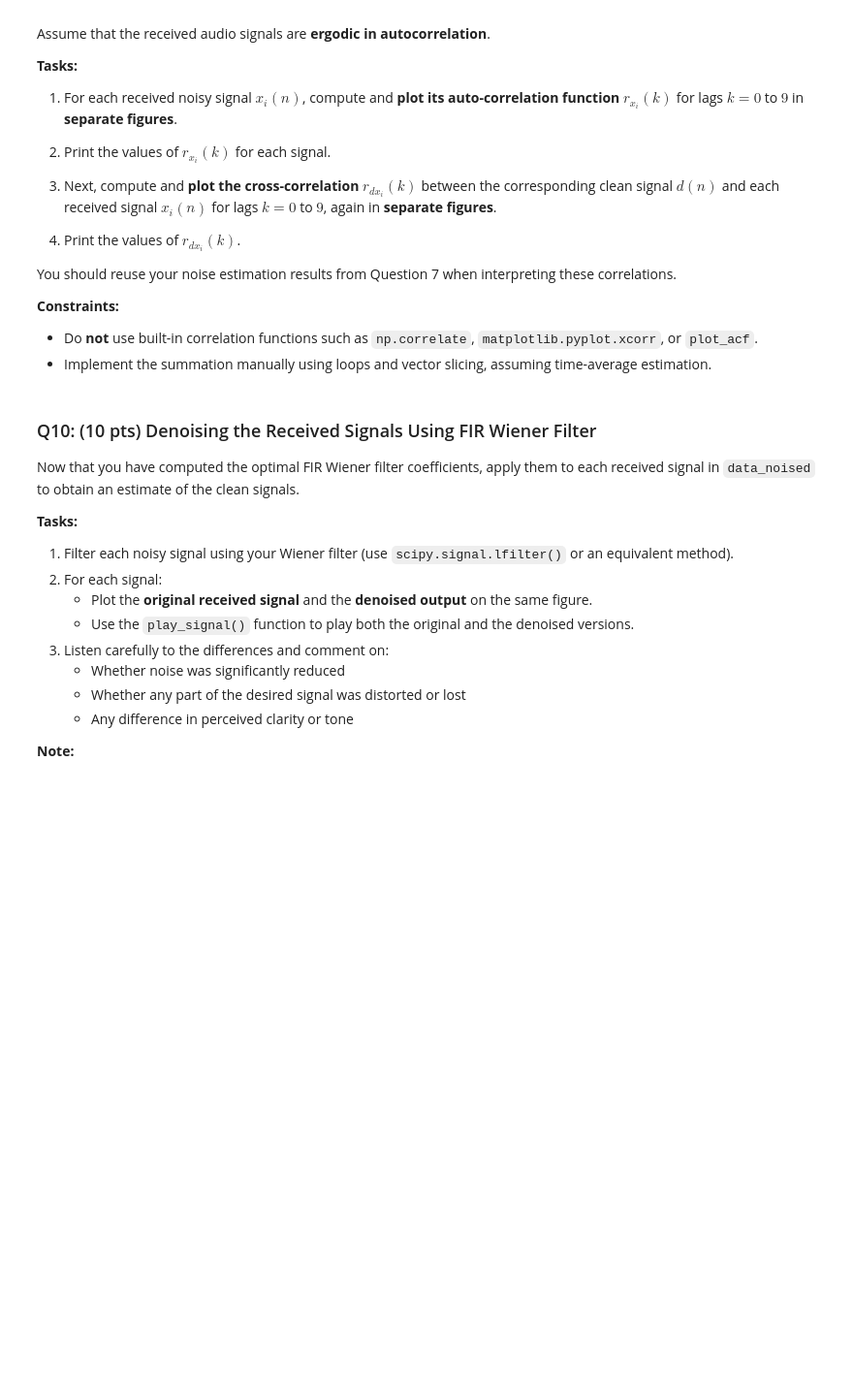
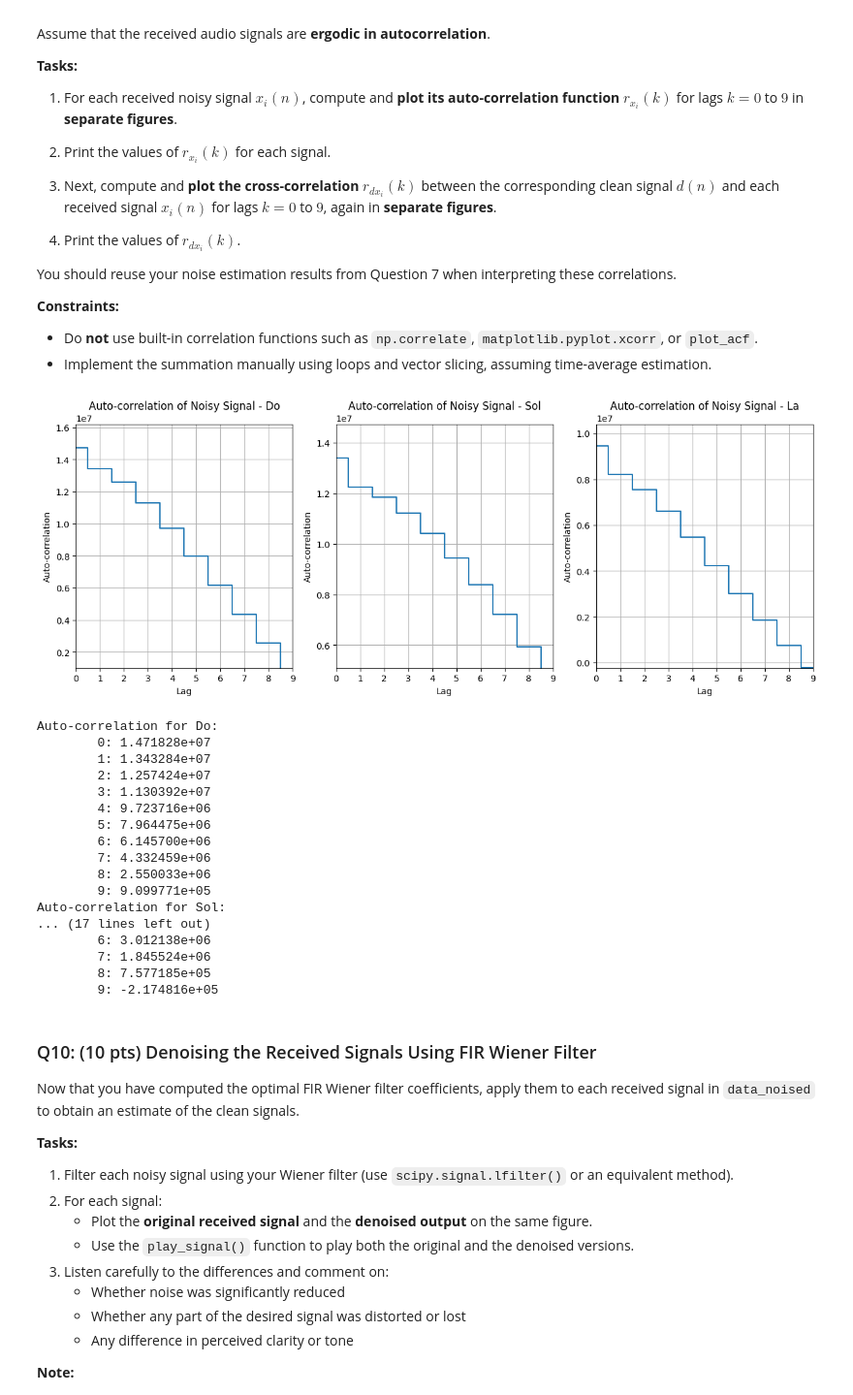
Before and after one commit to larsvantol/Statistical-Signal-Processing, a Jupyter notebook: SC42150_SSP_2025_Assignment.ipynb, the cells around one changed output. Shown at 97% size. Saved outputs shown, nothing was run; the diff lists cells and outputs as text; code cells hidden in the pictures; blank space fills up the shorter version.

```diff
--- a/SC42150_SSP_2025_Assignment.ipynb
+++ b/SC42150_SSP_2025_Assignment.ipynb
@@ -392,6 +427,48 @@ You should reuse your noise estimation results from Question 7 when interpreting
 **Constraints:**
 - Do **not** use built-in correlation functions such as `np.correlate`, `matplotlib.pyplot.xcorr`, or `plot_acf`.
 - Implement the summation manually using loops and vector slicing, assuming time-average estimation.
+# %%
+lags = np.arange(0, 10)
+
+data_auto_corr = [auto_correlation(data_noised[i], lags) for i in range(N_exp)]
+
+fig, ax = plt.subplots(1, 3, figsize=(15, 5))
+for i in range(N_exp):
+    ax[i].step(lags, data_auto_corr[i], where='mid')
+    ax[i].set_xlim(0, np.max(lags))
+    ax[i].set_xticks(np.arange(0, np.max(lags)+1, 1))
+    ax[i].set_ylim(np.min(data_auto_corr[i])*1.1, np.max(data_auto_corr[i])*1.1)
+    ax[i].set_xlabel("Lag")
+    ax[i].set_ylabel("Auto-correlation") # ToDo: Eenheid?
+    ax[i].set_title(f"Auto-correlation of Noisy Signal - {notes[i]}")
+    ax[i].grid()
+plt.show()
+
+#######################
+
+for i in range(N_exp):
+    print(f"Auto-correlation for {notes[i]}:")
+    for lag in range(10):
+        print(f"\t{lag}: {data_auto_corr[i][lag]:1e}")
+# %% [output]
+[figure, added]
+Auto-correlation for Do:
+        0: 1.471828e+07
+        1: 1.343284e+07
+        2: 1.257424e+07
+        3: 1.130392e+07
+        4: 9.723716e+06
+        5: 7.964475e+06
+        6: 6.145700e+06
+        7: 4.332459e+06
+        8: 2.550033e+06
+        9: 9.099771e+05
+Auto-correlation for Sol:
+... (17 lines left out)
+        6: 3.012138e+06
+        7: 1.845524e+06
+        8: 7.577185e+05
+        9: -2.174816e+05
 # %% [markdown]
 ### Q10: (10 pts) Denoising the Received Signals Using FIR Wiener Filter
 
```
Also changed, not shown: parts of 3 cells of this notebook.
